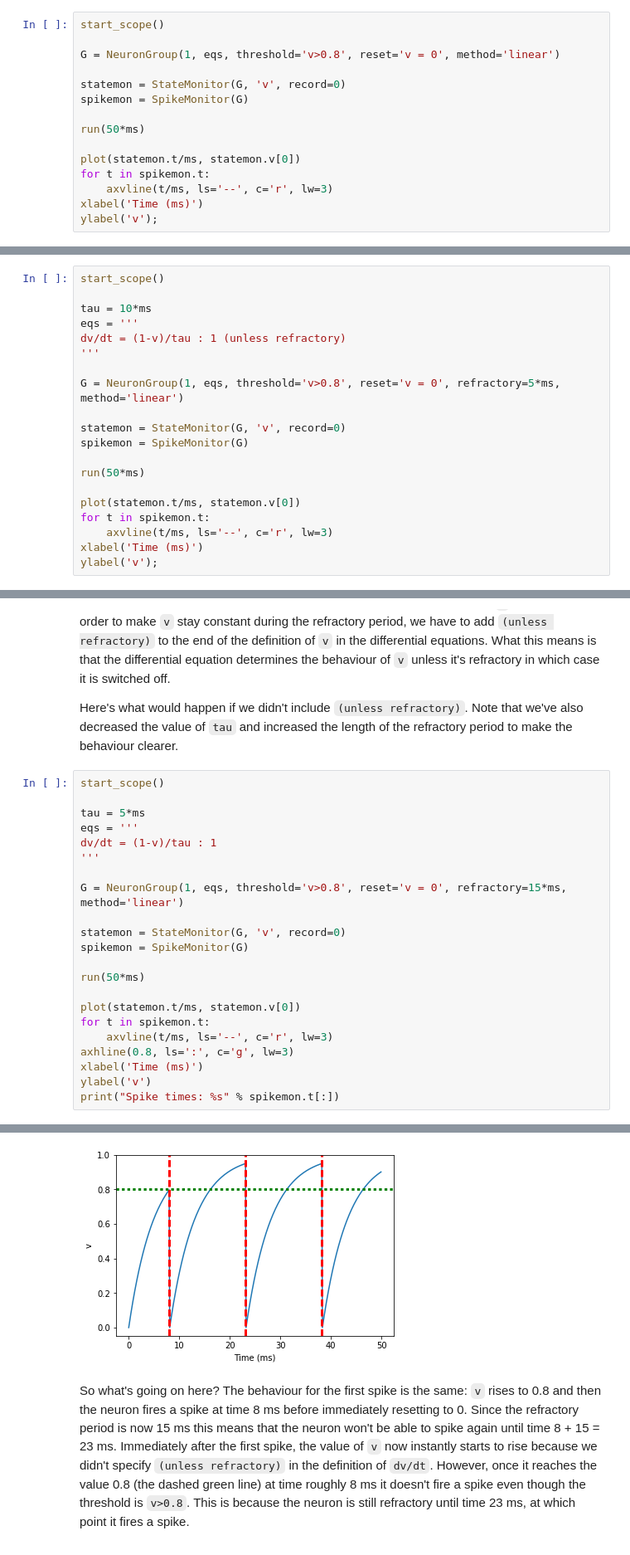
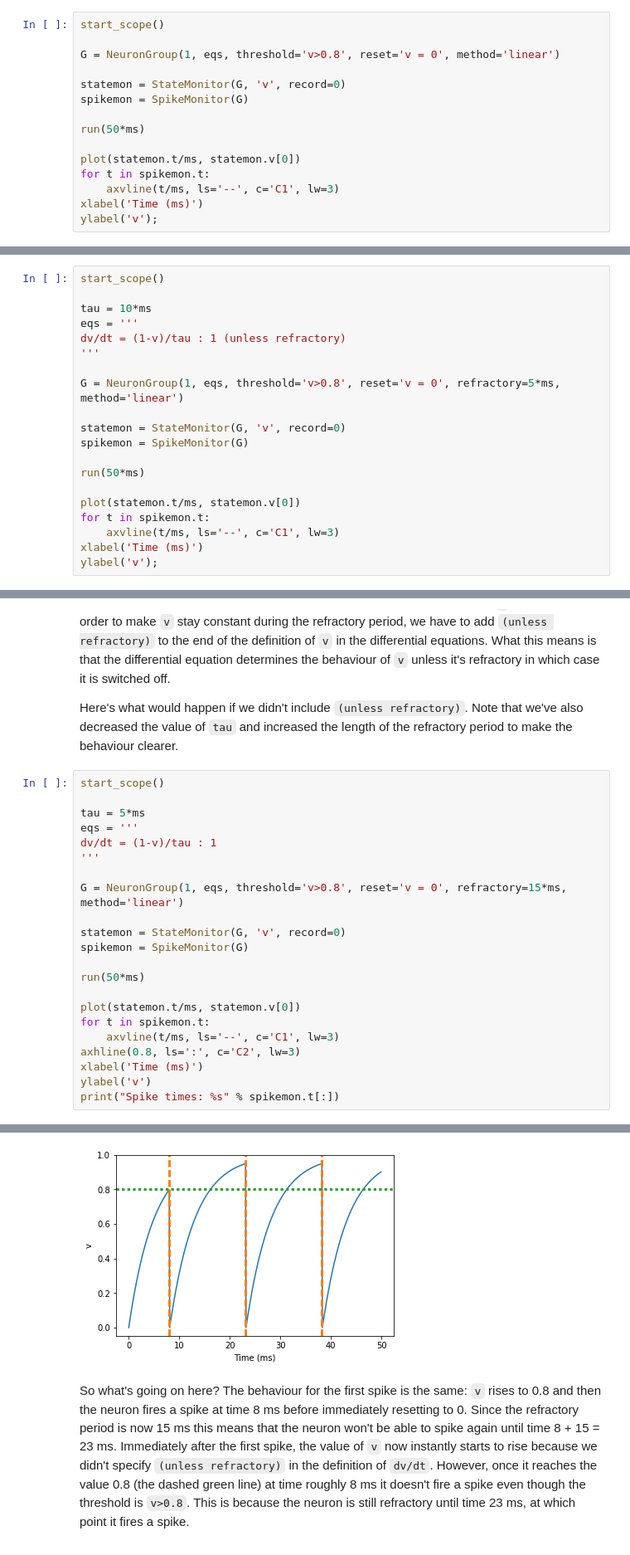
Before and after one commit to brian-team/brian2-doc-resources, a Jupyter notebook: tutorials/1-intro-to-brian-neurons.ipynb, the cells around one changed output, grey strips where cells are left out. Shown at 83% size. Drawn from its saved outputs; the diff is of its cells as text.

```diff
--- a/tutorials/1-intro-to-brian-neurons.ipynb
+++ b/tutorials/1-intro-to-brian-neurons.ipynb
@@ -235,7 +235,7 @@ run(50*ms)
 
 plot(statemon.t/ms, statemon.v[0])
 for t in spikemon.t:
-    axvline(t/ms, ls='--', c='r', lw=3)
+    axvline(t/ms, ls='--', c='C1', lw=3)
 xlabel('Time (ms)')
 ylabel('v');
 # %% [output]
@@ -265,7 +265,7 @@ run(50*ms)
 
 plot(statemon.t/ms, statemon.v[0])
 for t in spikemon.t:
-    axvline(t/ms, ls='--', c='r', lw=3)
+    axvline(t/ms, ls='--', c='C1', lw=3)
 xlabel('Time (ms)')
 ylabel('v');
 # %% [output]
@@ -277,28 +277,28 @@ Here's what would happen if we didn't include ``(unless refractory)``. Note that
 # %%
 start_scope()
 
 tau = 5*ms
 eqs = '''
 dv/dt = (1-v)/tau : 1
 '''
 
 G = NeuronGroup(1, eqs, threshold='v>0.8', reset='v = 0', refractory=15*ms, method='linear')
 
 statemon = StateMonitor(G, 'v', record=0)
 spikemon = SpikeMonitor(G)
 
 run(50*ms)
 
 plot(statemon.t/ms, statemon.v[0])
 for t in spikemon.t:
-    axvline(t/ms, ls='--', c='r', lw=3)
-axhline(0.8, ls=':', c='g', lw=3)
+    axvline(t/ms, ls='--', c='C1', lw=3)
+axhline(0.8, ls=':', c='C2', lw=3)
 xlabel('Time (ms)')
 ylabel('v')
 print("Spike times: %s" % spikemon.t[:])
 # %% [output]
 Spike times: [  8.   23.1  38.2] ms
-[figure, old version]
+[figure, new version]
 # %% [markdown]
 So what's going on here? The behaviour for the first spike is the same: ``v`` rises to 0.8 and then the neuron fires a spike at time 8 ms before immediately resetting to 0. Since the refractory period is now 15 ms this means that the neuron won't be able to spike again until time 8 + 15 = 23 ms. Immediately after the first spike, the value of ``v`` now instantly starts to rise because we didn't specify ``(unless refractory)`` in the definition of ``dv/dt``. However, once it reaches the value 0.8 (the dashed green line) at time roughly 8 ms it doesn't fire a spike even though the threshold is ``v>0.8``. This is because the neuron is still refractory until time 23 ms, at which point it fires a spike.
 
```
Also changed, not shown: parts of 10 cells of this notebook, 13 other files.
